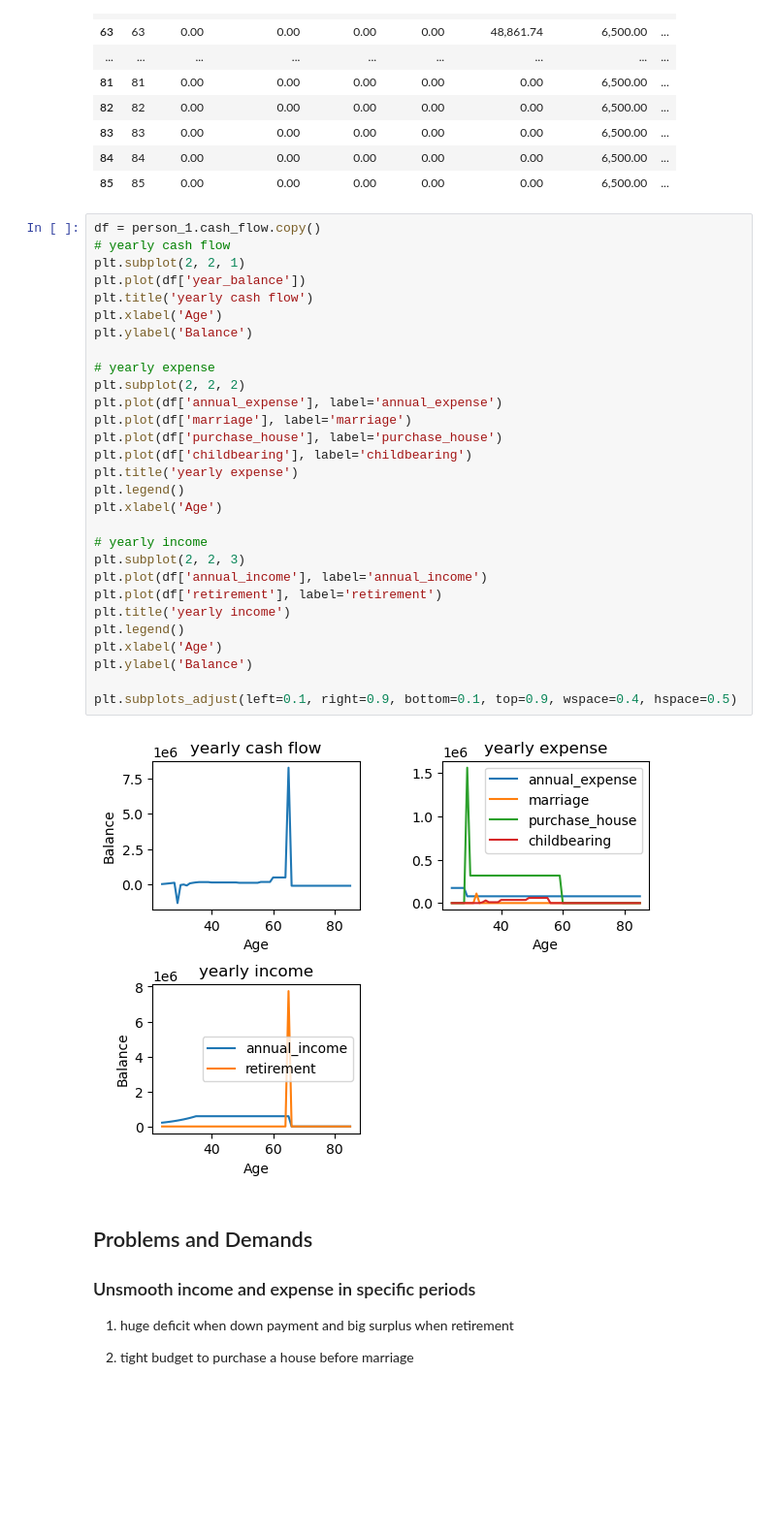
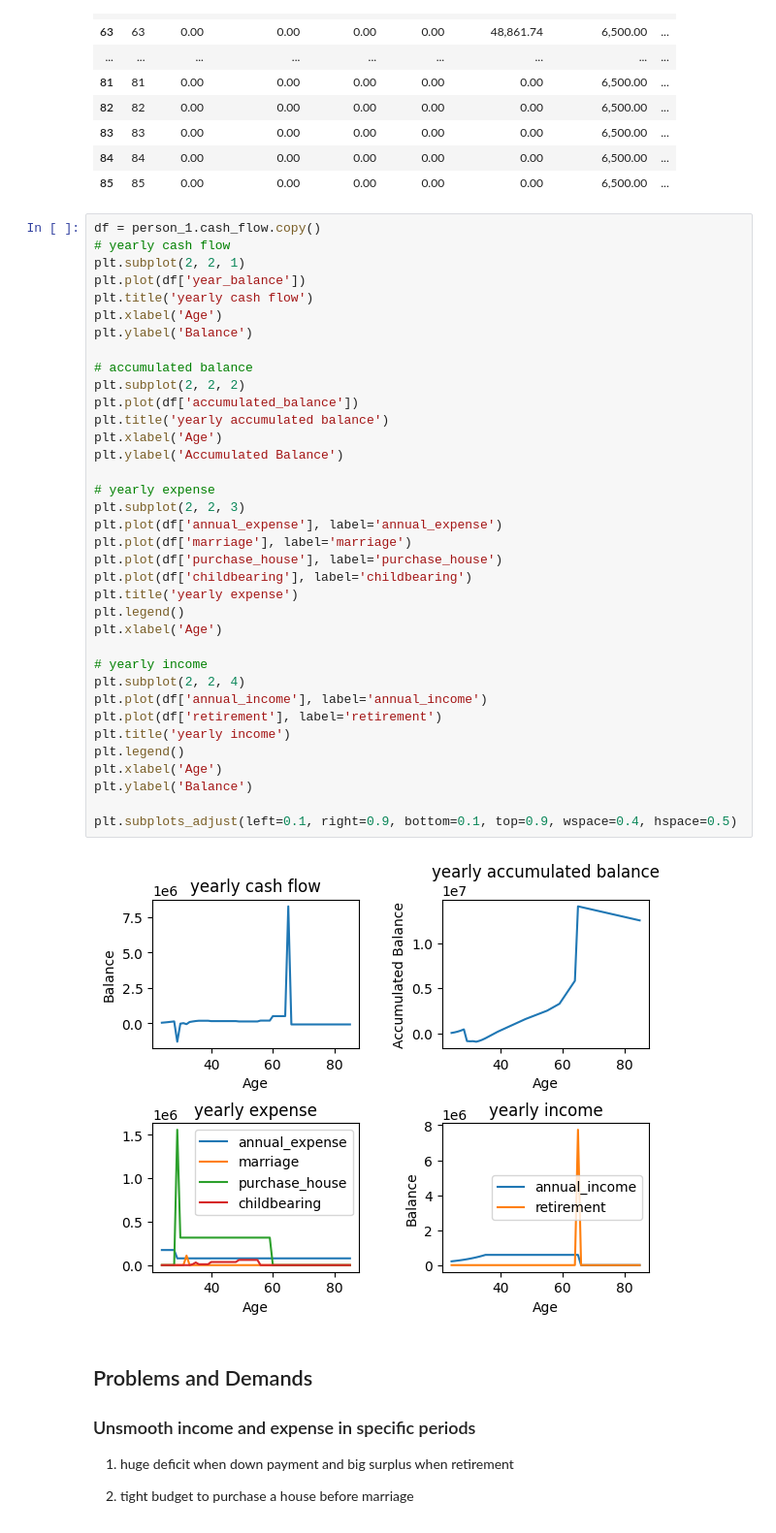
Before and after one commit to Popo-Neko/Financial-Planning, a Jupyter notebook: FinancialPlan.ipynb, the cells around one changed output. Shown at 97% size. Cells and saved outputs as stored; diff of their text form; blank space fills up the shorter version.

```diff
--- a/FinancialPlan.ipynb
+++ b/FinancialPlan.ipynb
@@ -191,34 +194,41 @@ person_1.cash_flow_table.tail(32)
 # %%
 df = person_1.cash_flow.copy()
 # yearly cash flow
 plt.subplot(2, 2, 1)
 plt.plot(df['year_balance'])
 plt.title('yearly cash flow')
 plt.xlabel('Age')
 plt.ylabel('Balance')
 
+# accumulated balance
+plt.subplot(2, 2, 2)
+plt.plot(df['accumulated_balance'])
+plt.title('yearly accumulated balance')
+plt.xlabel('Age')
+plt.ylabel('Accumulated Balance')
+
 # yearly expense
-plt.subplot(2, 2, 2)
+plt.subplot(2, 2, 3)
 plt.plot(df['annual_expense'], label='annual_expense')
 plt.plot(df['marriage'], label='marriage')
 plt.plot(df['purchase_house'], label='purchase_house')
 plt.plot(df['childbearing'], label='childbearing')
 plt.title('yearly expense')
 plt.legend()
 plt.xlabel('Age')
 
 # yearly income
-plt.subplot(2, 2, 3)
+plt.subplot(2, 2, 4)
 plt.plot(df['annual_income'], label='annual_income')
 plt.plot(df['retirement'], label='retirement')
 plt.title('yearly income')
 plt.legend()
 plt.xlabel('Age')
 plt.ylabel('Balance')
 
 plt.subplots_adjust(left=0.1, right=0.9, bottom=0.1, top=0.9, wspace=0.4, hspace=0.5)
 # %% [output]
-[figure, old version]
+[figure, new version]
 # %% [markdown]
 ## Problems and Demands
 ### Unsmooth income and expense in specific periods
```
Also changed, not shown: parts of 10 cells of this notebook, 4 other files.
